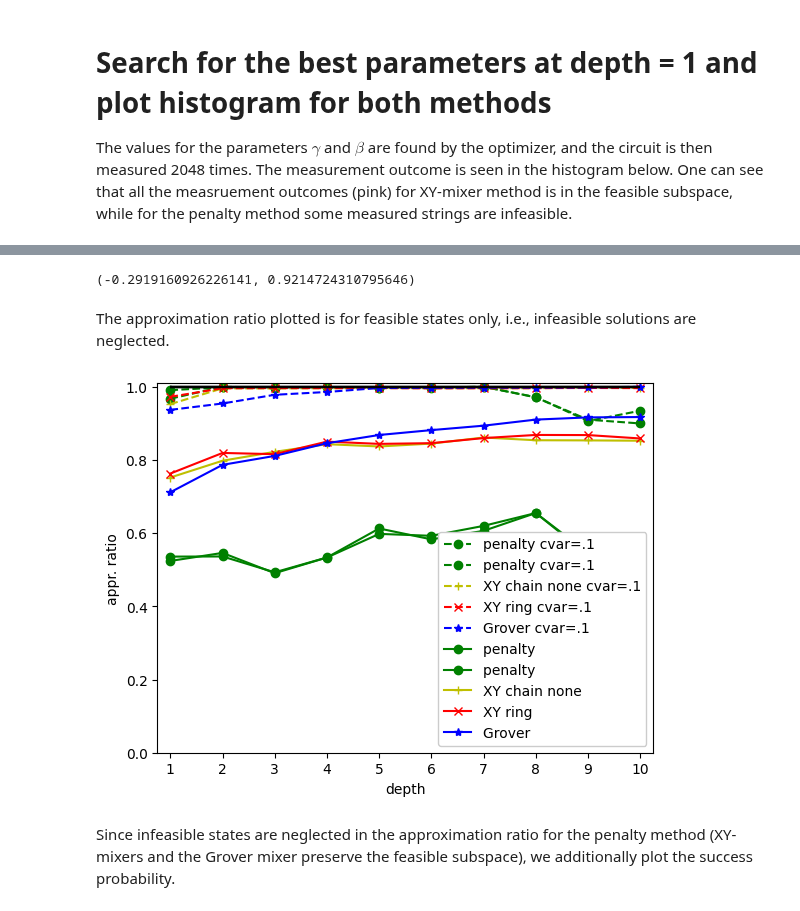
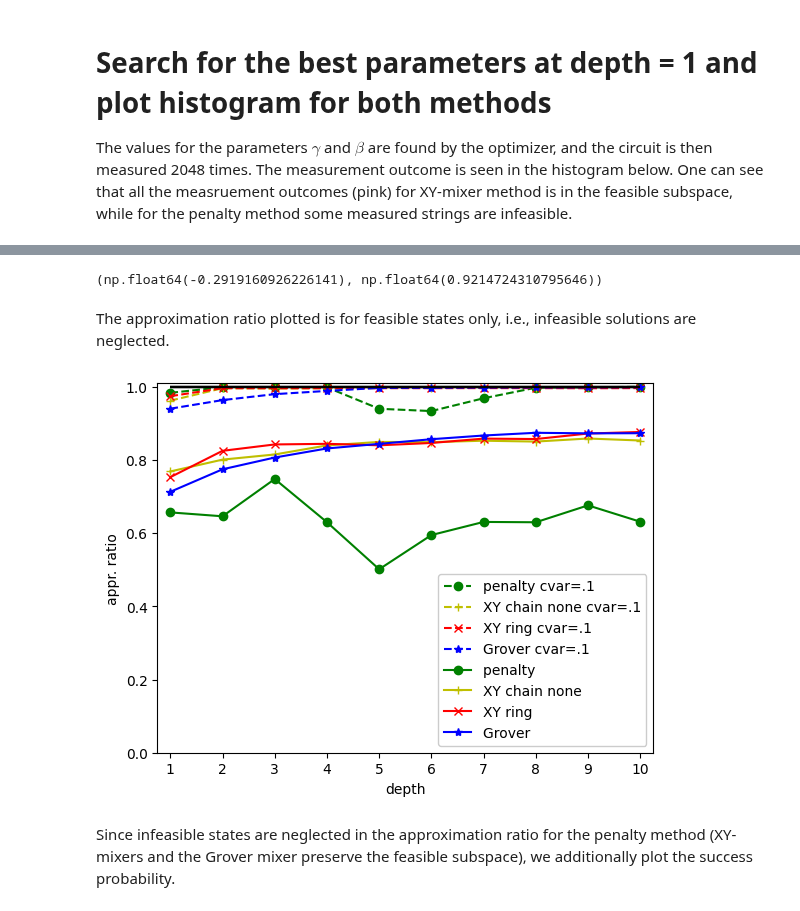
Before and after one commit to OpenQuantumComputing/QAOA, a Jupyter notebook: examples/PortfolioOptimization/PortOpt.ipynb, the cells around one changed output, grey strips where cells are left out. Cells and saved outputs as stored; diff of their text form; code cells hidden in the pictures.

Commit message:
updating with new/correct use of mixers and initialstates

```diff
--- a/examples/PortfolioOptimization/PortOpt.ipynb
+++ b/examples/PortfolioOptimization/PortOpt.ipynb
@@ -71,22 +72,23 @@ for cvar in [0.1, 1]:
     )
 
     qaoa_XYmixer_chain[cvar] = QAOA(
-        initialstate=initialstates.DickeState(budget),
+        initialstate=initialstates.Dicke(budget),
         problem=get_problem(),
-        mixer=mixers.XY(method="chain"),
+        mixer=mixers.XY(case="chain"),
         cvar=cvar,
+        sequential = False
     )
 
     qaoa_XYmixer_ring[cvar] = QAOA(
-        initialstate=initialstates.DickeState(budget),
+        initialstate=initialstates.Dicke(budget),
         problem=get_problem(),
-        mixer=mixers.XY(method="ring"),
+        mixer=mixers.XY(case="ring"),
         cvar=cvar,
     )
 
     qaoa_Grover[cvar] = QAOA(
-        initialstate=initialstates.DickeState(budget),
+        initialstate=initialstates.Dicke(budget),
         problem=get_problem(),
-        mixer=mixers.Grover(budget),
+        mixer=mixers.Grover(initialstates.Dicke(budget)),
         cvar=cvar,
     )
@@ -180,7 +182,7 @@ for cvar in [0.1, 1]:
 min_cost, max_cost = qaoa_penalty[1].problem.computeMinMaxCosts()
 min_cost, max_cost
 # %% [output]
-(-0.2919160926226141, 0.9214724310795646)
+(np.float64(-0.2919160926226141), np.float64(0.9214724310795646))
 # %% [markdown]
 The approximation ratio plotted is for feasible states only, i.e., infeasible solutions are neglected.
 # %%
@@ -193,16 +195,6 @@ for cvar in [0.1, 1]:
     else:
         ls = "--"
         la = " cvar=.1"
-    plot_ApproximationRatio(
-        qaoa_penalty[cvar],
-        maxdepth,
-        mincost=min_cost,
-        maxcost=max_cost,
-        label="penalty" + la,
-        style="og" + ls,
-        fig=fig,
-        shots=shots,
-    )
     plot_ApproximationRatio(
         qaoa_penalty[cvar],
         maxdepth,
@@ -217,34 +209,34 @@ for cvar in [0.1, 1]:
         qaoa_XYmixer_chain[cvar],
         maxdepth,
         mincost=min_cost,
         maxcost=max_cost,
         label="XY chain none" + la,
         style="+y" + ls,
         fig=fig,
         shots=shots,
     )
     plot_ApproximationRatio(
         qaoa_XYmixer_ring[cvar],
         maxdepth,
         mincost=min_cost,
         maxcost=max_cost,
         label="XY ring" + la,
         style="xr" + ls,
         fig=fig,
         shots=shots,
     )
     plot_ApproximationRatio(
         qaoa_Grover[cvar],
         maxdepth,
         mincost=min_cost,
         maxcost=max_cost,
         label="Grover" + la,
         style="*b" + ls,
         fig=fig,
         shots=shots,
     )
 # %% [output]
-[figure, old version]
+[figure, new version]
 # %% [markdown]
 Since infeasible states are neglected in the approximation ratio for the penalty method (XY-mixers and the Grover mixer preserve the feasible subspace), we additionally plot the success probability.
 # %%
```
Also changed, not shown: parts of 8 cells of this notebook.
